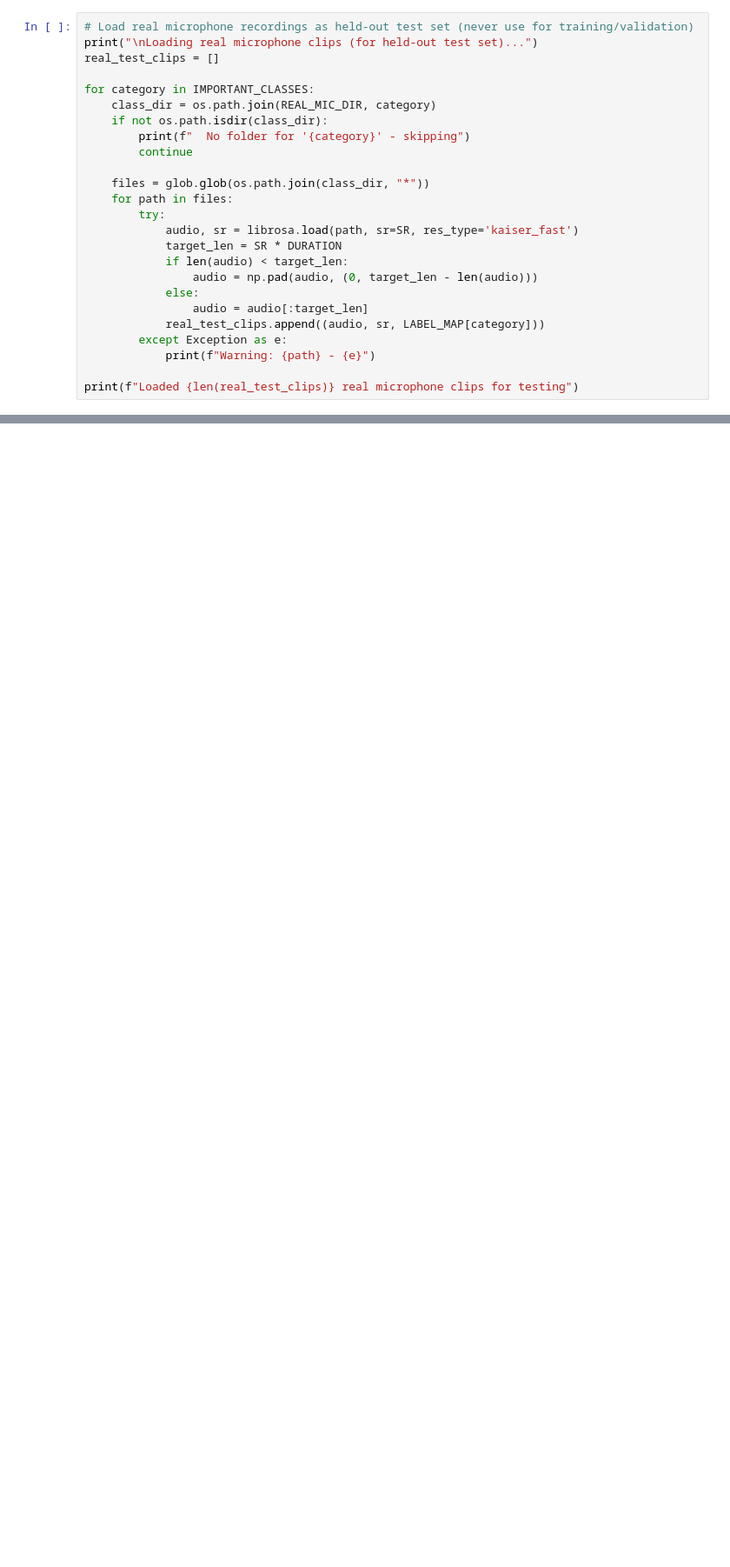
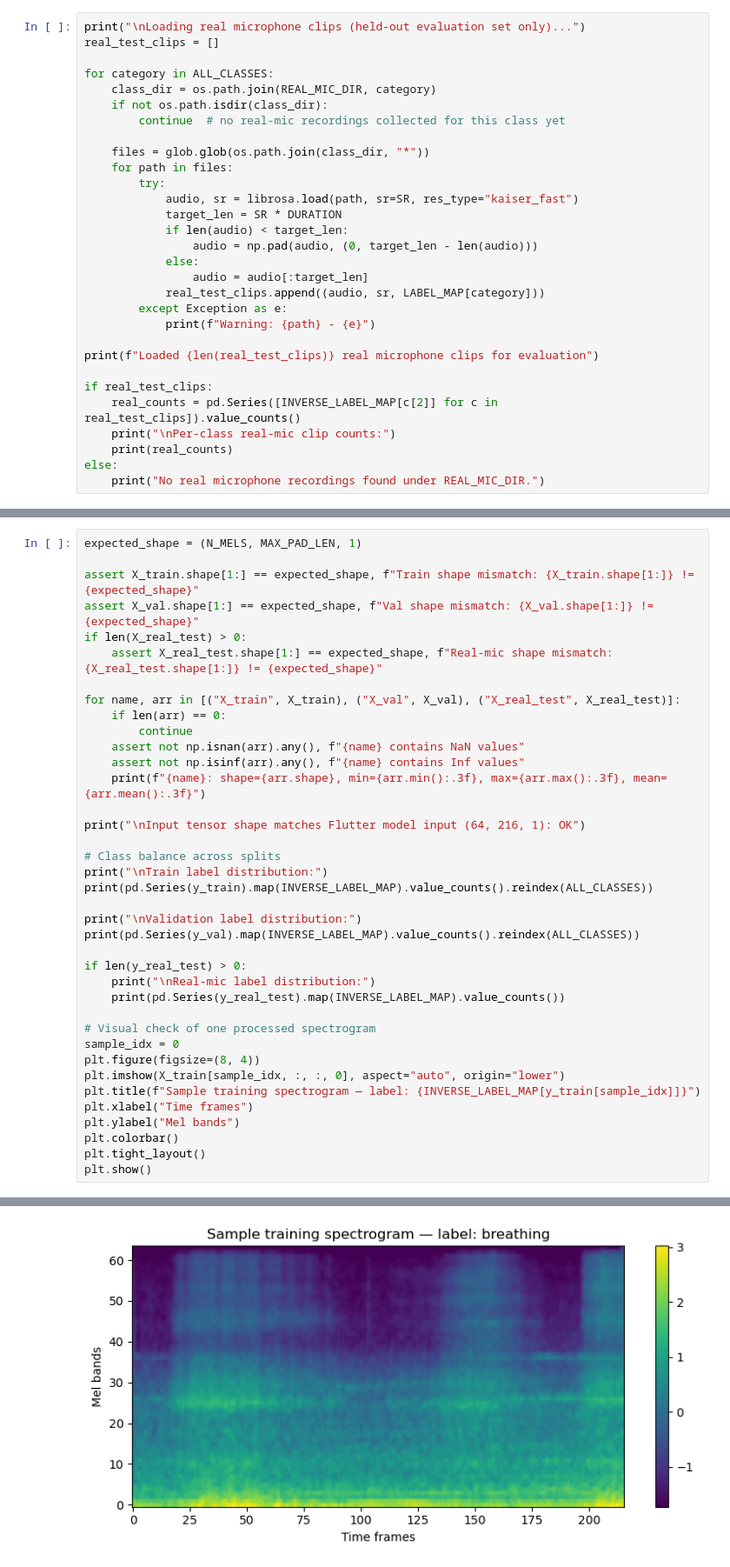
Before and after one commit to aaronnnngurung/Sound-Classification-, a Jupyter notebook: ml_model/model.ipynb, the cells around one changed output, grey strips where cells are left out. Shown at 87% size. Cells and saved outputs as stored; diff of their text form; blank space fills up the shorter version.

```diff
--- a/ml_model/model.ipynb
+++ b/ml_model/model.ipynb
@@ -71,18 +389,16 @@ Loaded 240 ESC-50 clips
 # %%
-# Load real microphone recordings as held-out test set (never use for training/validation)
-print("\nLoading real microphone clips (for held-out test set)...")
+print("\nLoading real microphone clips (held-out evaluation set only)...")
 real_test_clips = []
 
-for category in IMPORTANT_CLASSES:
+for category in ALL_CLASSES:
     class_dir = os.path.join(REAL_MIC_DIR, category)
     if not os.path.isdir(class_dir):
-        print(f"  No folder for '{category}' - skipping")
-        continue
+        continue  # no real-mic recordings collected for this class yet
 
     files = glob.glob(os.path.join(class_dir, "*"))
     for path in files:
         try:
-            audio, sr = librosa.load(path, sr=SR, res_type='kaiser_fast')
+            audio, sr = librosa.load(path, sr=SR, res_type="kaiser_fast")
             target_len = SR * DURATION
             if len(audio) < target_len:
                 audio = np.pad(audio, (0, target_len - len(audio)))
@@ -92,5 +408,12 @@ for category in IMPORTANT_CLASSES:
         except Exception as e:
             print(f"Warning: {path} - {e}")
 
-print(f"Loaded {len(real_test_clips)} real microphone clips for testing")
+print(f"Loaded {len(real_test_clips)} real microphone clips for evaluation")
+
+if real_test_clips:
+    real_counts = pd.Series([INVERSE_LABEL_MAP[c[2]] for c in real_test_clips]).value_counts()
+    print("\nPer-class real-mic clip counts:")
+    print(real_counts)
+else:
+    print("No real microphone recordings found under REAL_MIC_DIR.")
 # %% [output]
@@ -198,0 +529,39 @@ Epoch 15/100
+# %%
+expected_shape = (N_MELS, MAX_PAD_LEN, 1)
+
+assert X_train.shape[1:] == expected_shape, f"Train shape mismatch: {X_train.shape[1:]} != {expected_shape}"
+assert X_val.shape[1:] == expected_shape, f"Val shape mismatch: {X_val.shape[1:]} != {expected_shape}"
+if len(X_real_test) > 0:
+    assert X_real_test.shape[1:] == expected_shape, f"Real-mic shape mismatch: {X_real_test.shape[1:]} != {expected_shape}"
+
+for name, arr in [("X_train", X_train), ("X_val", X_val), ("X_real_test", X_real_test)]:
+    if len(arr) == 0:
+        continue
+    assert not np.isnan(arr).any(), f"{name} contains NaN values"
+    assert not np.isinf(arr).any(), f"{name} contains Inf values"
+    print(f"{name}: shape={arr.shape}, min={arr.min():.3f}, max={arr.max():.3f}, mean={arr.mean():.3f}")
+
+print("\nInput tensor shape matches Flutter model input (64, 216, 1): OK")
+
+# Class balance across splits
+print("\nTrain label distribution:")
+print(pd.Series(y_train).map(INVERSE_LABEL_MAP).value_counts().reindex(ALL_CLASSES))
+
+print("\nValidation label distribution:")
+print(pd.Series(y_val).map(INVERSE_LABEL_MAP).value_counts().reindex(ALL_CLASSES))
+
+if len(y_real_test) > 0:
+    print("\nReal-mic label distribution:")
+    print(pd.Series(y_real_test).map(INVERSE_LABEL_MAP).value_counts())
+
+# Visual check of one processed spectrogram
+sample_idx = 0
+plt.figure(figsize=(8, 4))
+plt.imshow(X_train[sample_idx, :, :, 0], aspect="auto", origin="lower")
+plt.title(f"Sample training spectrogram — label: {INVERSE_LABEL_MAP[y_train[sample_idx]]}")
+plt.xlabel("Time frames")
+plt.ylabel("Mel bands")
+plt.colorbar()
+plt.tight_layout()
+plt.show()
+# %% [output]
@@ -198,0 +585 @@ Epoch 15/100
+[figure, added]
```
Also changed, not shown: parts of 34 cells of this notebook, 6 other files.
